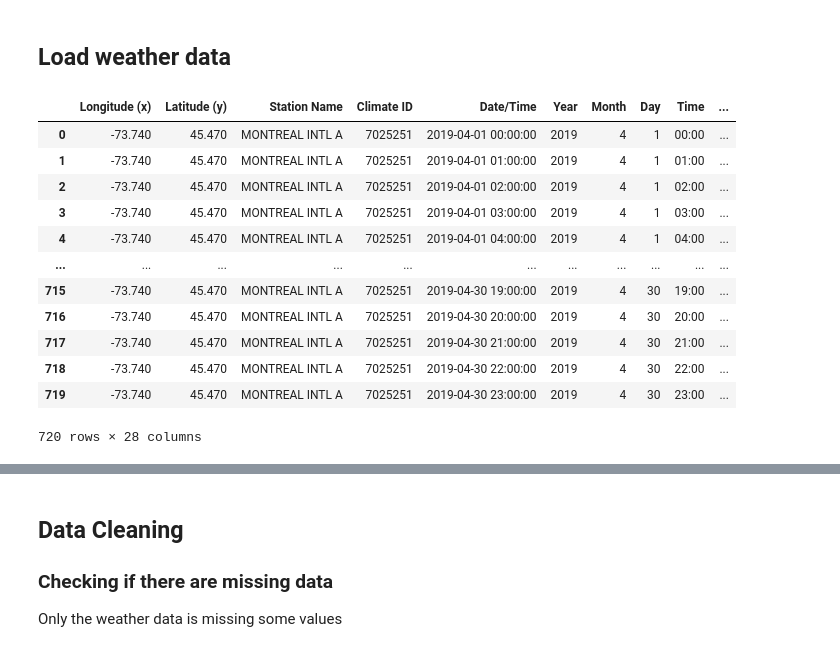
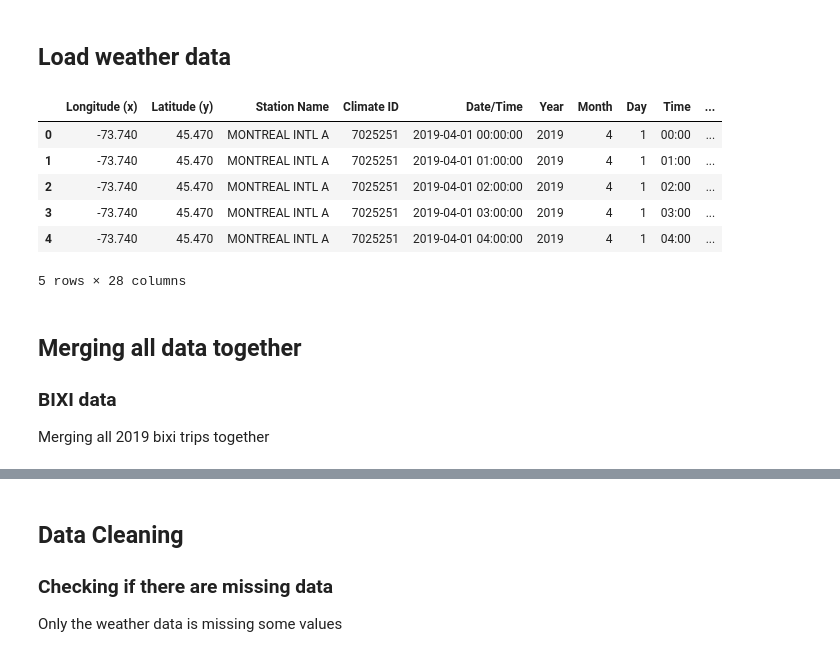
Before and after one commit to Star-Shopping/comp432-bixi-ml, a Jupyter notebook: BIXI.ipynb, the cells around one changed output, grey strips where cells are left out. Drawn from its saved outputs; the diff is of its cells as text; code cells hidden in the pictures.

Commit message:
Cleanup notebook by merging data earlier

```diff
--- a/BIXI.ipynb
+++ b/BIXI.ipynb
@@ -65,18 +49,18 @@ weather_2019_08 = pd.read_csv('./data/weather/2019/en_climate_hourly_QC_7025251_
 weather_2019_09 = pd.read_csv('./data/weather/2019/en_climate_hourly_QC_7025251_09-2019_P1H.csv', parse_dates=['Date/Time'], dtype={'Station Name': 'string', 'Weather': 'string'})
 weather_2019_10 = pd.read_csv('./data/weather/2019/en_climate_hourly_QC_7025251_10-2019_P1H.csv', parse_dates=['Date/Time'], dtype={'Station Name': 'string', 'Weather': 'string'})
 # %%
-weather_2019_04
+weather_2019_04.head()
 # %% [output]
 |  | Longitude (x) | Latitude (y) | Station Name | Climate ID | Date/Time | Year | Month | Day | Time | ... |
 | 0 | -73.740 | 45.470 | MONTREAL INTL A | 7025251 | 2019-04-01 00:00:00 | 2019 | 4 | 1 | 00:00 | ... |
 | 1 | -73.740 | 45.470 | MONTREAL INTL A | 7025251 | 2019-04-01 01:00:00 | 2019 | 4 | 1 | 01:00 | ... |
 | 2 | -73.740 | 45.470 | MONTREAL INTL A | 7025251 | 2019-04-01 02:00:00 | 2019 | 4 | 1 | 02:00 | ... |
 | 3 | -73.740 | 45.470 | MONTREAL INTL A | 7025251 | 2019-04-01 03:00:00 | 2019 | 4 | 1 | 03:00 | ... |
 | 4 | -73.740 | 45.470 | MONTREAL INTL A | 7025251 | 2019-04-01 04:00:00 | 2019 | 4 | 1 | 04:00 | ... |
-| ... | ... | ... | ... | ... | ... | ... | ... | ... | ... | ... |
-| 715 | -73.740 | 45.470 | MONTREAL INTL A | 7025251 | 2019-04-30 19:00:00 | 2019 | 4 | 30 | 19:00 | ... |
-| 716 | -73.740 | 45.470 | MONTREAL INTL A | 7025251 | 2019-04-30 20:00:00 | 2019 | 4 | 30 | 20:00 | ... |
-| 717 | -73.740 | 45.470 | MONTREAL INTL A | 7025251 | 2019-04-30 21:00:00 | 2019 | 4 | 30 | 21:00 | ... |
-| 718 | -73.740 | 45.470 | MONTREAL INTL A | 7025251 | 2019-04-30 22:00:00 | 2019 | 4 | 30 | 22:00 | ... |
-| 719 | -73.740 | 45.470 | MONTREAL INTL A | 7025251 | 2019-04-30 23:00:00 | 2019 | 4 | 30 | 23:00 | ... |
-720 rows × 28 columns
+5 rows × 28 columns
+# %% [markdown]
+## Merging all data together
+
+### BIXI data
+
+Merging all 2019 bixi trips together
```
Also changed, not shown: parts of 50 cells of this notebook.
